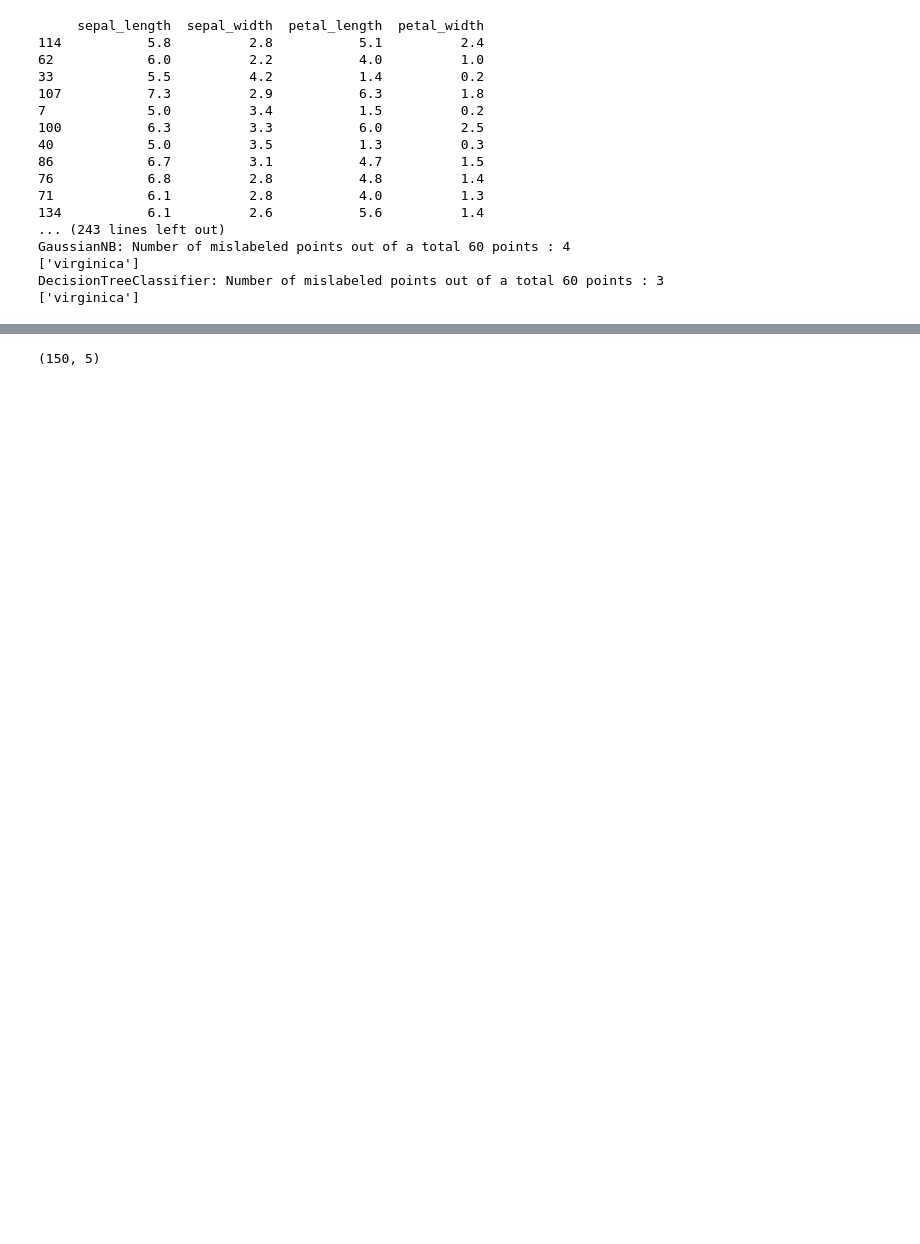
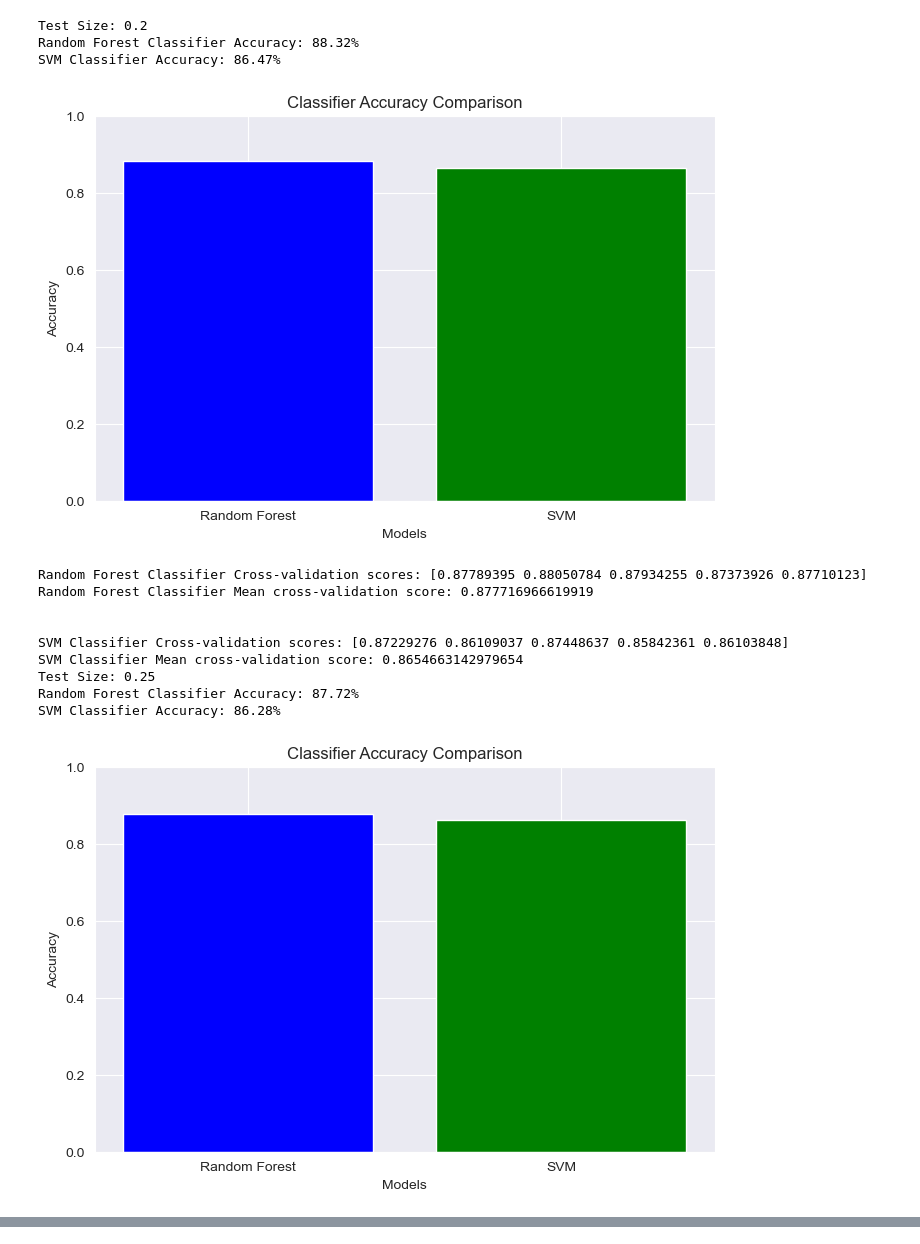
Before and after one commit to akinolu52/australia-vehincle-price-eda, a Jupyter notebook: explore_3.ipynb, the cells around one changed output, grey strips where cells are left out. Drawn from its saved outputs; the diff is of its cells as text; code cells hidden in the pictures; blank space fills up the shorter version.

```diff
--- a/explore_3.ipynb
+++ b/explore_3.ipynb
@@ -79,0 +124,13 @@ def classifiers(test_size):
+# %%
+# filling missing values
+# small => mean
+# large => mode
+
+for column in df.columns:
+    if df[column].dtype == 'object':
+        # For string columns, fill missing values with mode
+        mode_value = df[column].mode().iloc[0]  # Get the mode value as a scalar
+        df[column].fillna(mode_value, inplace=True)
+    else:
+        # For numeric columns, fill missing values with mean
+        df[column].fillna(df[column].mean(), inplace=True)
@@ -79,0 +162,19 @@ def classifiers(test_size):
+# %%
+# Replace specific values in the 'Price' and 'Kilometres' columns of the DataFrame.
+
+# Replace 'POA' (Price on Application) with 0 in the 'Price' column.
+df['Price'] = df['Price'].replace('POA', 0)
+
+# Replace '-' (dash) with 0 in the 'Kilometres' column.
+df['Kilometres'] = df['Kilometres'].replace('-', 0)
+# %%
+# Convert specified columns to integers, handling errors gracefully.
+
+# Convert 'Kilometres' column to numeric, coercing errors to NaN, filling NaN with 0, and converting to integer.
+df['Kilometres'] = pd.to_numeric(df['Kilometres'], errors='coerce').fillna(0).astype(int)
+
+# Convert 'Price' column to numeric, coercing errors to NaN, filling NaN with 0, and converting to integer.
+df['Price'] = pd.to_numeric(df['Price'], errors='coerce').fillna(0).astype(int)
+
+# Verify the data types of 'Kilometres' and 'Price' columns after conversion.
+df[['Kilometres', 'Price']].dtypes
@@ -80,27 +460,24 @@ def classifiers(test_size):
 # %%
-# using a while-loop to check the right params for the training
-
+# Loop through different test sizes and run the classifiers
 i = 0.2
 while i <= 0.4:
-    # print(i)
-    classifiers(i)
+    run_classifiers_model(i)
     i = round(i + 0.05, 2)
-    print("\n")
+
+# Create a DataFrame from the results list
+results_df = pd.DataFrame(results)
 # %% [output]
-     sepal_length  sepal_width  petal_length  petal_width
-114           5.8          2.8           5.1          2.4
-62            6.0          2.2           4.0          1.0
-33            5.5          4.2           1.4          0.2
-107           7.3          2.9           6.3          1.8
-7             5.0          3.4           1.5          0.2
-100           6.3          3.3           6.0          2.5
-40            5.0          3.5           1.3          0.3
-86            6.7          3.1           4.7          1.5
-76            6.8          2.8           4.8          1.4
-71            6.1          2.8           4.0          1.3
-134           6.1          2.6           5.6          1.4
-... (243 lines left out)
-GaussianNB: Number of mislabeled points out of a total 60 points : 4
-['virginica']
-DecisionTreeClassifier: Number of mislabeled points out of a total 60 points : 3
-['virginica']
+Test Size: 0.2
+Random Forest Classifier Accuracy: 88.32%
+SVM Classifier Accuracy: 86.47%
+[figure, added]
+Random Forest Classifier Cross-validation scores: [0.87789395 0.88050784 0.87934255 0.87373926 0.87710123]
+Random Forest Classifier Mean cross-validation score: 0.877716966619919
+
+
+SVM Classifier Cross-validation scores: [0.87229276 0.86109037 0.87448637 0.85842361 0.86103848]
+SVM Classifier Mean cross-validation score: 0.8654663142979654
+Test Size: 0.25
+Random Forest Classifier Accuracy: 87.72%
+SVM Classifier Accuracy: 86.28%
+[figure, added]
@@ -107,4 +519,0 @@ DecisionTreeClassifier: Number of mislabeled points out of a total 60 points : 3
-# %%
-data.shape
-# %% [output]
-(150, 5)
```
Also changed, not shown: parts of 20 cells of this notebook, 1 other file.
